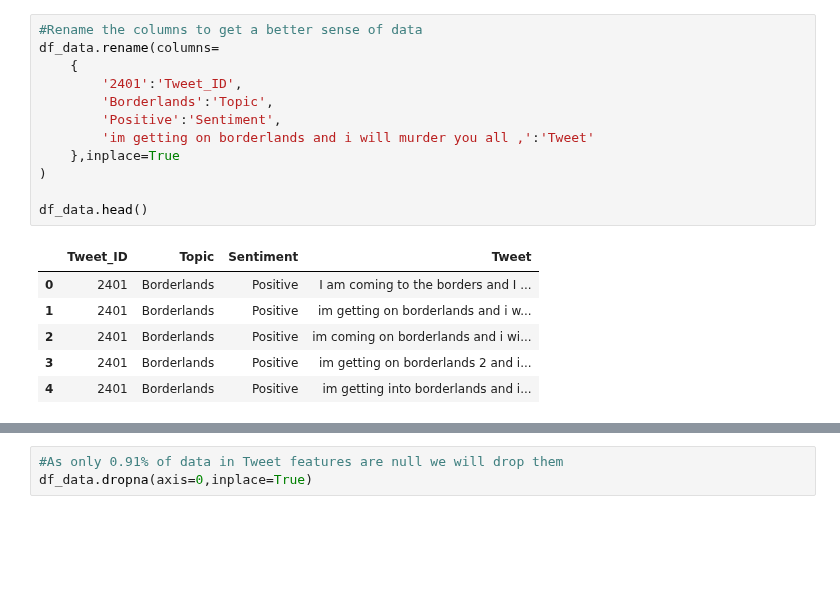
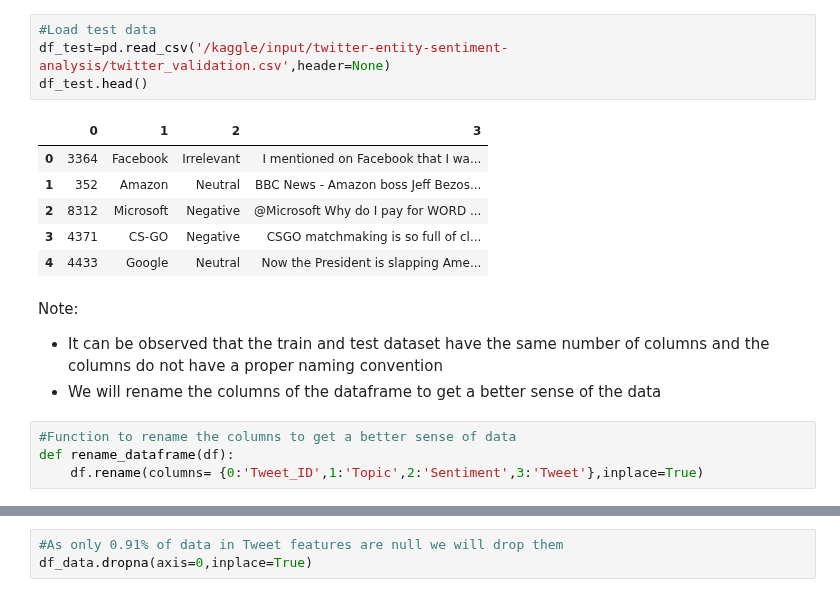
Before and after one commit to ParisRohan/AES-128-bit-Key-size-, a Jupyter notebook: text-feature-cleaning-and-generation.ipynb, the cells around one changed output, grey strips where cells are left out. Drawn from its saved outputs; the diff is of its cells as text; blank space fills up the shorter version.

```diff
--- a/text-feature-cleaning-and-generation.ipynb
+++ b/text-feature-cleaning-and-generation.ipynb
@@ -48,19 +35,19 @@ Index(['2401', 'Borderlands', 'Positive',
+# %%
+#Load test data
+df_test=pd.read_csv('/kaggle/input/twitter-entity-sentiment-analysis/twitter_validation.csv',header=None)
+df_test.head()
+# %% [output]
+|  | 0 | 1 | 2 | 3 |
+| 0 | 3364 | Facebook | Irrelevant | I mentioned on Facebook that I wa... |
+| 1 | 352 | Amazon | Neutral | BBC News - Amazon boss Jeff Bezos... |
+| 2 | 8312 | Microsoft | Negative | @Microsoft Why do I pay for WORD ... |
+| 3 | 4371 | CS-GO | Negative | CSGO matchmaking is so full of cl... |
+| 4 | 4433 | Google | Neutral | Now the President is slapping Ame... |
+# %% [markdown]
+Note:
+* It can be observed that the train and test dataset have the same number of columns and the columns do not have a proper naming convention
+* We will rename the columns of the dataframe to get a better sense of the data
 # %%
-#Rename the columns to get a better sense of data
-df_data.rename(columns=
-    {
-        '2401':'Tweet_ID',
-        'Borderlands':'Topic',
-        'Positive':'Sentiment',
-        'im getting on borderlands and i will murder you all ,':'Tweet'
-    },inplace=True
-)
-
-df_data.head()
+#Function to rename the columns to get a better sense of data
+def rename_dataframe(df):
+    df.rename(columns= {0:'Tweet_ID',1:'Topic',2:'Sentiment',3:'Tweet'},inplace=True)
-# %% [output]
-|  | Tweet_ID | Topic | Sentiment | Tweet |
-| 0 | 2401 | Borderlands | Positive | I am coming to the borders and I ... |
-| 1 | 2401 | Borderlands | Positive | im getting on borderlands and i w... |
-| 2 | 2401 | Borderlands | Positive | im coming on borderlands and i wi... |
-| 3 | 2401 | Borderlands | Positive | im getting on borderlands 2 and i... |
-| 4 | 2401 | Borderlands | Positive | im getting into borderlands and i... |
```
Also changed, not shown: parts of 24 cells of this notebook.
